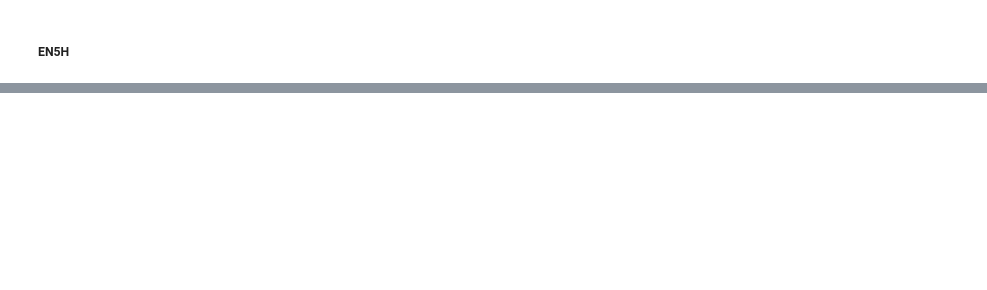
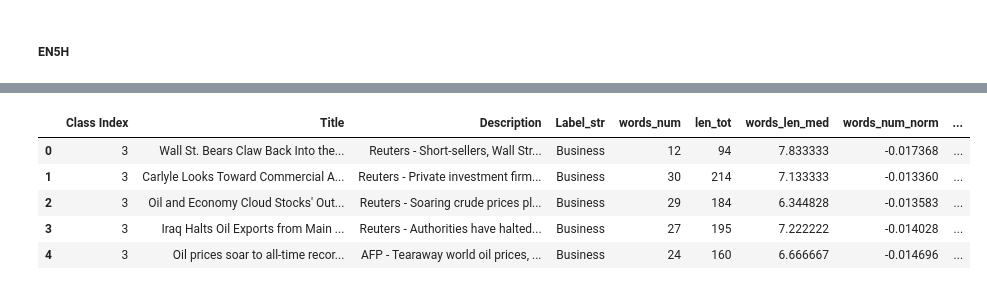
Before and after one commit to gennsev/tclass, a Jupyter notebook: Text Datasets/database_analysis_engineering.ipynb, the cells around one changed output, grey strips where cells are left out. Drawn from its saved outputs; the diff is of its cells as text; code cells hidden in the pictures; blank space fills up the shorter version.

```diff
--- a/Text Datasets/database_analysis_engineering.ipynb
+++ b/Text Datasets/database_analysis_engineering.ipynb
@@ -190,0 +191,8 @@ print(occurence5H)
+# %%
+EN5BBC['words_num']= EN5BBC['text'].str.split().str.len()
+EN5BBC['len_tot']= EN5BBC['text'].str.len()
+EN5BBC['words_len_med'] = EN5BBC['text'].str.len()/EN5BBC['words_num']
+EN5BBC['words_num_norm'] = (EN5BBC['words_num'] - EN5BBC['words_num'].min())/(EN5BBC['words_num'].max()-EN5BBC['words_num'].min())
+EN5BBC['words_len_med_norm'] = (EN5BBC['words_len_med'] - EN5BBC['words_len_med'].min())/(EN5BBC['words_len_med'].max()-EN5BBC['words_len_med'].min())
+EN5BBC['words_num_norm'] = (EN5BBC['words_num'] - EN5BBC['words_num'].min())/(EN5BBC['words_num'].max()-EN5BBC['words_num'].min())
+EN5BBC['words_len_med_norm'] = (EN5BBC['words_len_med'] - EN5BBC['words_len_med'].min())/(EN5BBC['words_len_med'].max()-EN5BBC['words_len_med'].min())
@@ -190,0 +208,17 @@ print(occurence5H)
+# %%
+EN4['words_num']= EN4['Description'].str.split().str.len()
+EN4['len_tot']= EN4['Description'].str.len()
+EN4['words_len_med'] = EN4['Description'].str.len()/EN4['words_num']
+EN4['words_num_norm'] = (EN4['words_num'] - EN4['words_num'].min())/(EN4['words_num'].max()-EN4['words_num'].min())
+EN4['words_len_med_norm'] = (EN4['words_len_med'] - EN4['words_len_med'].min())/(EN4['words_len_med'].max()-EN4['words_len_med'].min())
+EN4['words_num_norm'] = (EN4['words_num'] - EN5BBC['words_num'].min())/(EN5BBC['words_num'].max()-EN4['words_num'].min())
+EN4['words_len_med_norm'] = (EN4['words_len_med'] - EN4['words_len_med'].min())/(EN4['words_len_med'].max()-EN4['words_len_med'].min())
+# %%
+EN4.head()
+# %% [output]
+|  | Class Index | Title | Description | Label_str | words_num | len_tot | words_len_med | words_num_norm | ... |
+| 0 | 3 | Wall St. Bears Claw Back Into the... | Reuters - Short-sellers, Wall Str... | Business | 12 | 94 | 7.833333 | -0.017368 | ... |
+| 1 | 3 | Carlyle Looks Toward Commercial A... | Reuters - Private investment firm... | Business | 30 | 214 | 7.133333 | -0.013360 | ... |
+| 2 | 3 | Oil and Economy Cloud Stocks' Out... | Reuters - Soaring crude prices pl... | Business | 29 | 184 | 6.344828 | -0.013583 | ... |
+| 3 | 3 | Iraq Halts Oil Exports from Main ... | Reuters - Authorities have halted... | Business | 27 | 195 | 7.222222 | -0.014028 | ... |
+| 4 | 3 | Oil prices soar to all-time recor... | AFP - Tearaway world oil prices, ... | Business | 24 | 160 | 6.666667 | -0.014696 | ... |
```
Also changed, not shown: parts of 8 cells of this notebook.
